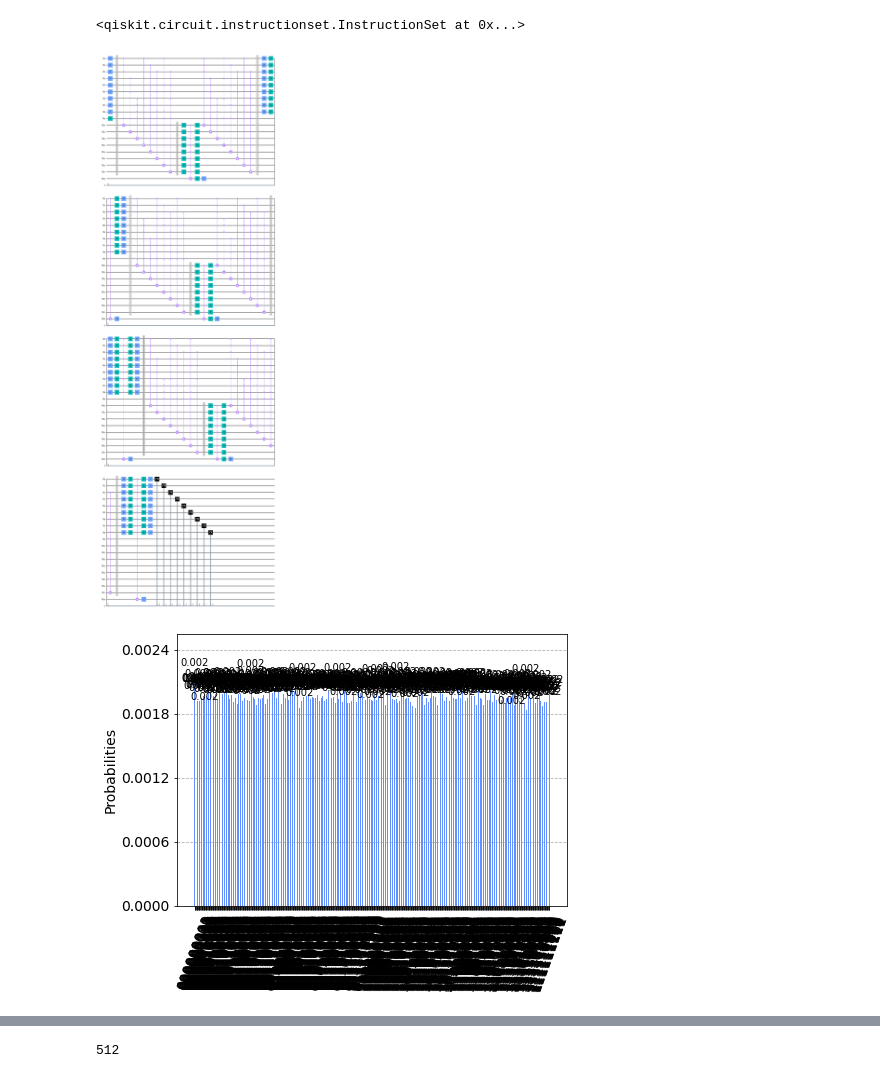
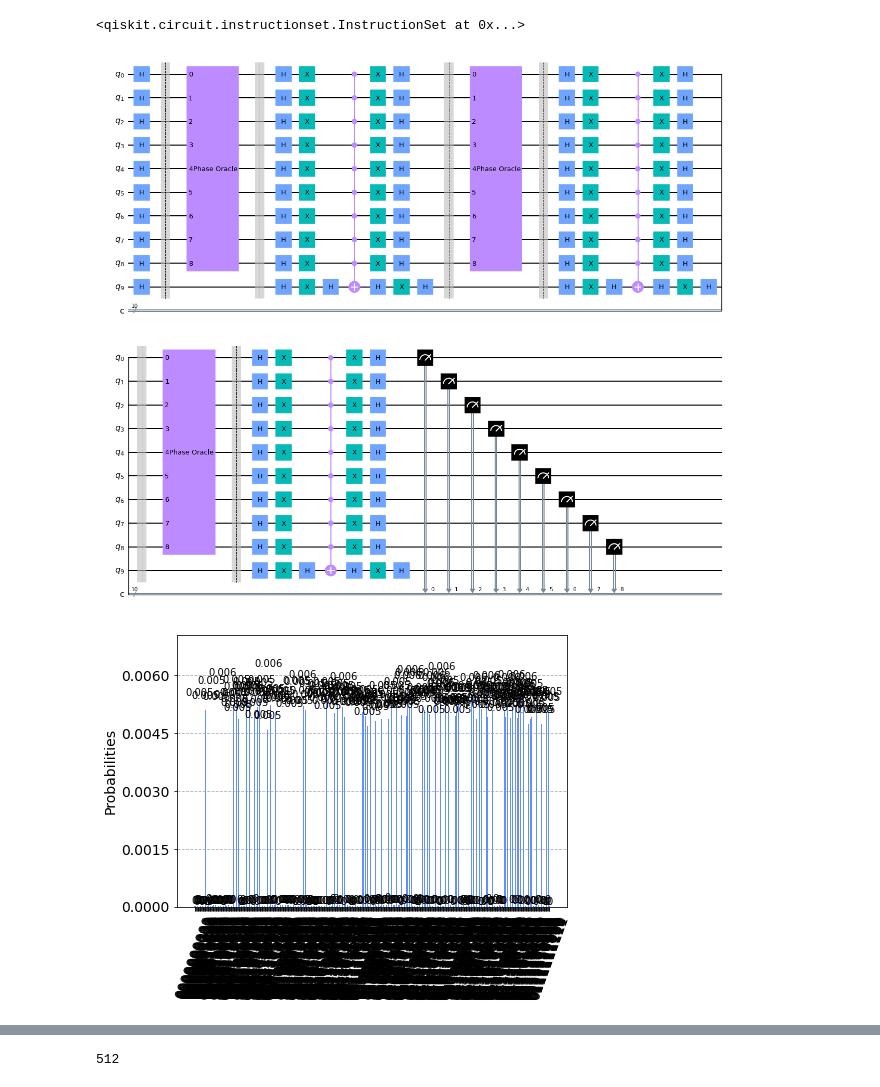
Before and after one commit to aneeshsharma/Matsat, a Jupyter notebook: quantum_tictactoe.ipynb, the cells around one changed output, grey strips where cells are left out. Cells and saved outputs as stored; diff of their text form; code cells hidden in the pictures.

```diff
--- a/quantum_tictactoe.ipynb
+++ b/quantum_tictactoe.ipynb
@@ -47,28 +49,28 @@ def multicontrolled_z(qc, control, target):
     qc.h(target)
 
 def diffuser(qc):
-    for qubit in range(9):
+    for qubit in range(10):
         qc.h(qubit)
         qc.x(qubit)
 
-    multicontrolled_z(qc, list(range(9)), 18)
+    multicontrolled_z(qc, list(range(9)), 9)
 
-    for qubit in range(9):
+    for qubit in range(10):
         qc.x(qubit)
         qc.h(qubit)
 # %%
-circuit = QuantumCircuit(19, 9)
+circuit = QuantumCircuit(10, 10)
 
-circuit.x(9)
+expression = '(x1 & x2 & x3) ^ (y1 & y2 & y3) ^ (z1 & z2 & z3) ^ (x1 & y1 & z1) ^ (x2 & y2 & z2) ^ (x3 & y3 & z3) ^ (x1 & y2 & z3) ^ (x3 & y2 & z1)'
 
-initialize_s(circuit, 9)
+initialize_s(circuit, 10)
 
 for i in range(3):
-    circuit.barrier(list(range(18)))
+    circuit.barrier(list(range(10)))
 
-    ttt_oracle(circuit)
+    circuit.append(PhaseOracle(expression), list(range(9)))
 
-    circuit.barrier(list(range(18)))
+    circuit.barrier(list(range(10)))
 
     diffuser(circuit)
 
@@ -81,15 +83,15 @@ circuit.measure(list(range(9)), list(range(9)))
 # %%
 circuit.draw(output='mpl')
 # %% [output]
-[figure, old version]
+[figure, new version]
 # %%
-N = 10000
+N = 100000
 simulator = Aer.get_backend('aer_simulator')
 results = execute(circuit, backend=simulator, shots=N).result()
 counts = results.get_counts()
 plot_histogram(counts)
 # %% [output]
-[figure, old version]
+[figure, new version]
 # %%
 import pandas as pd
 df = pd.DataFrame(counts.items())
```
Also changed, not shown: parts of 4 cells of this notebook, 3 other files.
